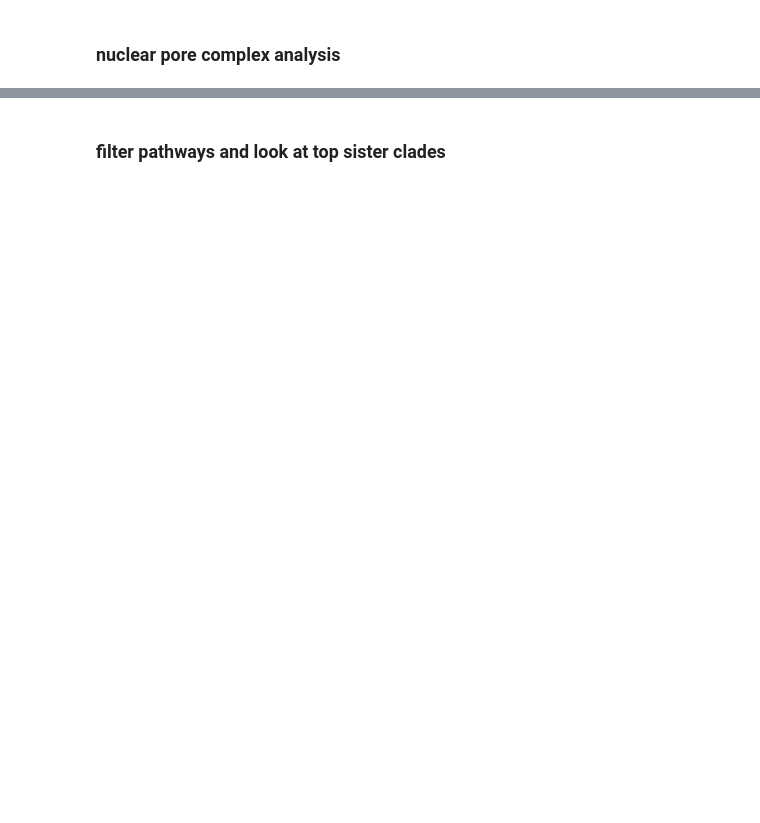
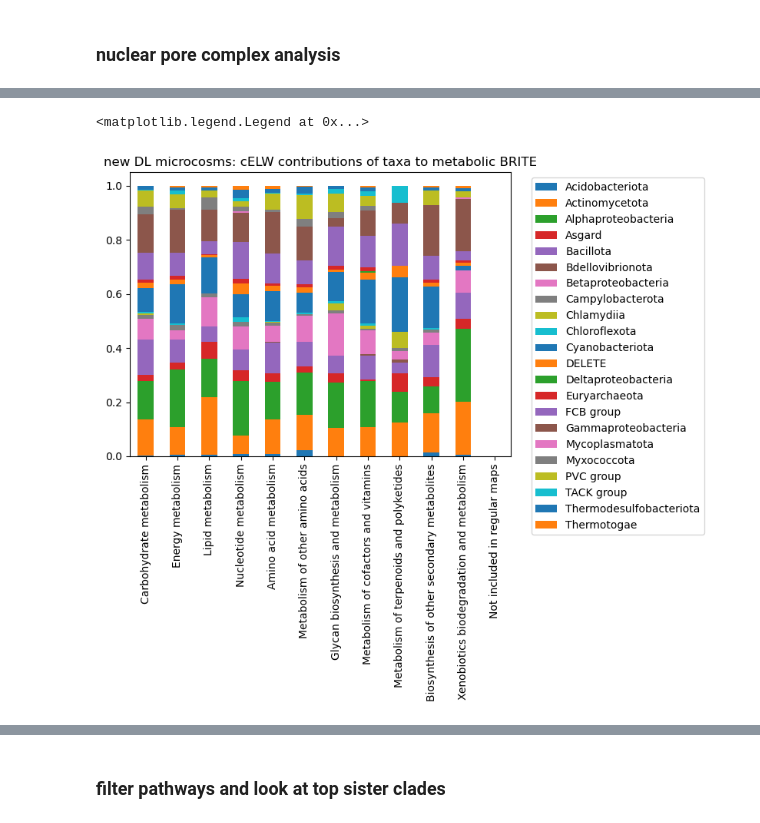
Before and after one commit to VictorTobiasson/eukgen, a Jupyter notebook: microcosm/06.analyze_microcosm.ipynb, the cells around one changed output, grey strips where cells are left out. Drawn from its saved outputs; the diff is of its cells as text; code cells hidden in the pictures; blank space fills up the shorter version.

```diff
--- a/microcosm/06.analyze_microcosm.ipynb
+++ b/microcosm/06.analyze_microcosm.ipynb
@@ -31,7 +57,7 @@ os.environ['QT_QPA_PLATFORM']='offscreen'
 # %% [markdown]
 ### read in aggregate files
 # %%
-tree_data = pd.read_csv("/data/tobiassonva/data/eukgen/microcosm_tree_data.tsv", sep = "\t")
+tree_data = pd.read_csv("/data/tobiassonva/data/eukgen/microcosm_tree_data.tsv.edited", sep = "\t")
 leaf_mapping = pd.read_csv("/data/tobiassonva/data/eukgen/microcosm_tree_data.leaf_mapping.tsv", sep = "\t")
 header_mapping = pd.read_csv("/data/tobiassonva/data/eukgen/core_data/euk72_ep/euk72_ep.fasta.header_mapping", sep = "\t", header = None)
 header_mapping.rename(columns = {0: "acc", 1:"header"}, inplace = True)
@@ -55,7 +84,7 @@ tree_data_mapped = pd.merge(tree_data_annot_tmp, kegg_annot_tmp, left_index= Tru
 # %%
 # read in the kegg maps and modules
 kog_functions = pd.read_csv('/data/luojaa/uid_stats/kog_functions.tsv', sep = '\t').drop_duplicates("KOGID")
-category_data = pd.read_csv('/data/luojaa/kegg/kegg_categories.tsv', sep = '\t')
+category_data = pd.read_csv('/data/luojaa/kegg_stats/kegg_categories.tsv', sep = '\t')
 category_data = pd.merge(category_data, kog_functions, on = "KOGID", how = "outer").dropna()
 module_data = category_data[category_data["CATEGORY_ID"].str.startswith("M")]
 pathway_data = category_data[category_data["CATEGORY_ID"].str.contains("map")]
@@ -232,0 +628,8 @@ False
+# %%
+cELW_dl_df = pd.DataFrame(cELW_dl_breakdowns).fillna(0)
+cELW_dl_df.T.plot(kind='bar', stacked=True,
+        title='new DL microcosms: cELW contributions of taxa to metabolic BRITE')
+plt.legend(bbox_to_anchor=(1.04, 1), loc="upper left")
+# %% [output]
+<matplotlib.legend.Legend at 0x...>
+[figure, added]
```
Also changed, not shown: parts of 93 cells of this notebook, 9 other files.
